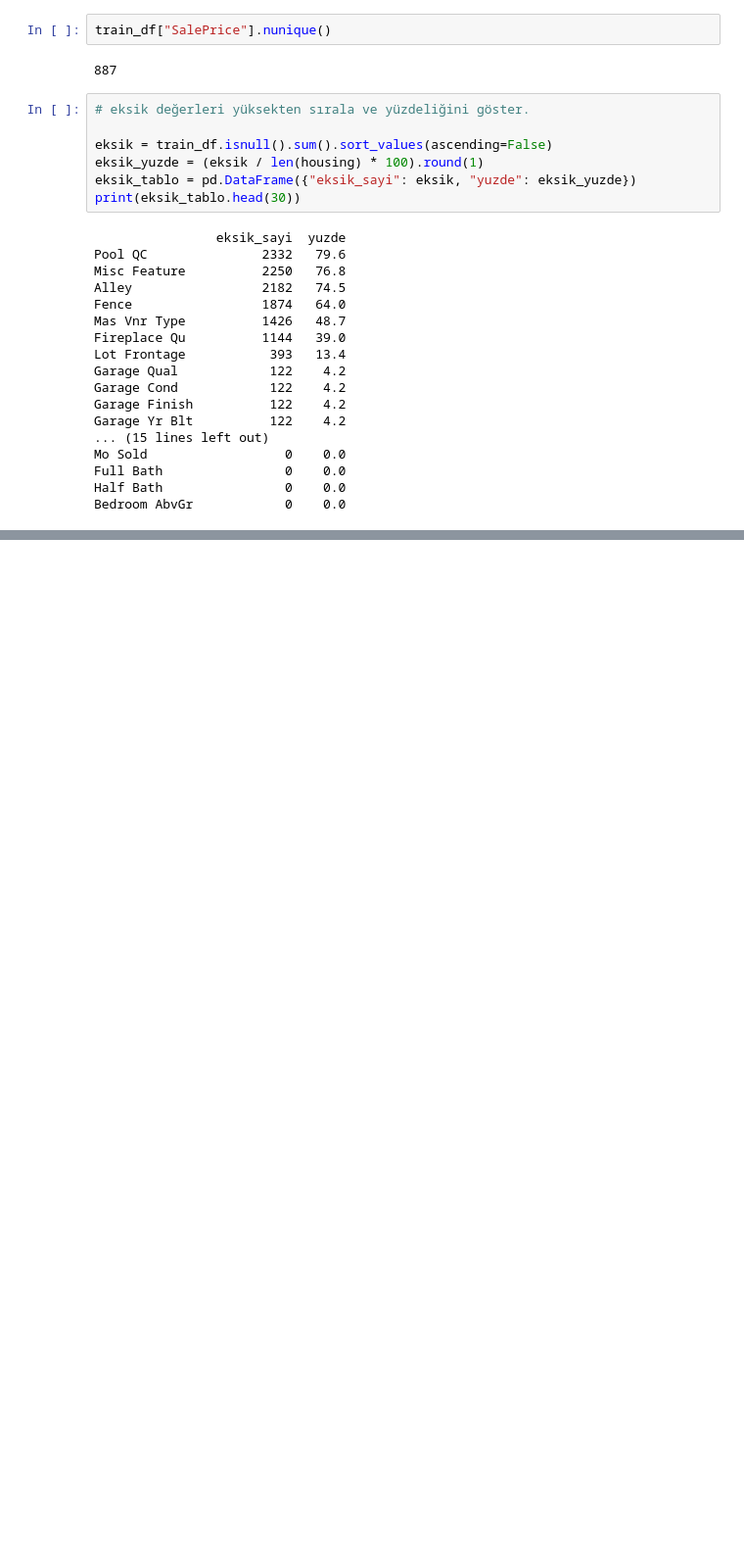
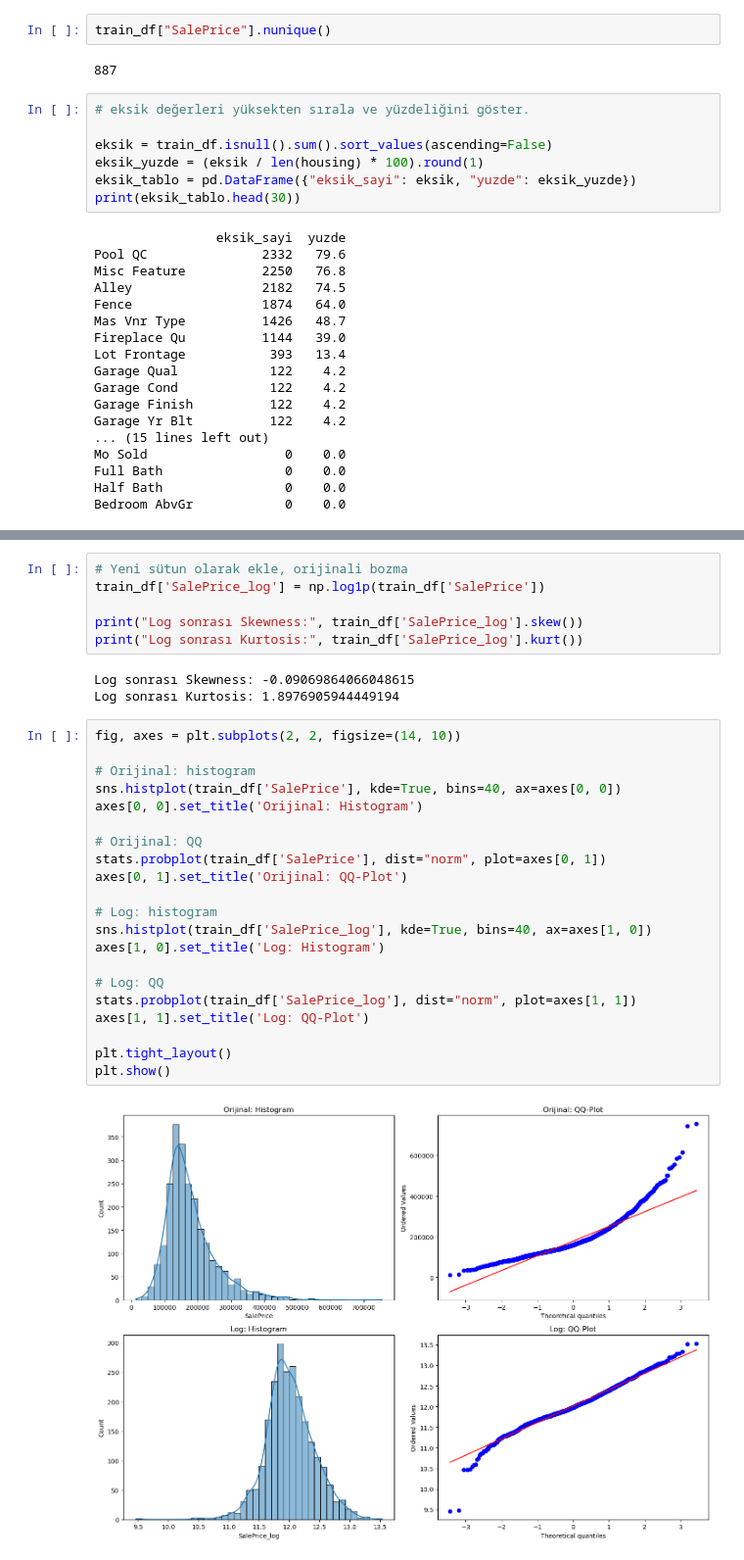
Before and after one commit to enesacarq/ames-housing-price-prediction, a Jupyter notebook: ames_house_price_analysis.ipynb, the cells around one changed output, grey strips where cells are left out. Shown at 98% size. Drawn from its saved outputs; the diff is of its cells as text; blank space fills up the shorter version.

```diff
--- a/ames_house_price_analysis.ipynb
+++ b/ames_house_price_analysis.ipynb
@@ -139,0 +165,32 @@ Bedroom AbvGr            0    0.0
+# %%
+# Yeni sütun olarak ekle, orijinali bozma
+train_df['SalePrice_log'] = np.log1p(train_df['SalePrice'])
+
+print("Log sonrası Skewness:", train_df['SalePrice_log'].skew())
+print("Log sonrası Kurtosis:", train_df['SalePrice_log'].kurt())
+# %% [output]
+Log sonrası Skewness: -0.09069864066048615
+Log sonrası Kurtosis: 1.8976905944449194
+# %%
+fig, axes = plt.subplots(2, 2, figsize=(14, 10))
+
+# Orijinal: histogram
+sns.histplot(train_df['SalePrice'], kde=True, bins=40, ax=axes[0, 0])
+axes[0, 0].set_title('Orijinal: Histogram')
+
+# Orijinal: QQ
+stats.probplot(train_df['SalePrice'], dist="norm", plot=axes[0, 1])
+axes[0, 1].set_title('Orijinal: QQ-Plot')
+
+# Log: histogram
+sns.histplot(train_df['SalePrice_log'], kde=True, bins=40, ax=axes[1, 0])
+axes[1, 0].set_title('Log: Histogram')
+
+# Log: QQ
+stats.probplot(train_df['SalePrice_log'], dist="norm", plot=axes[1, 1])
+axes[1, 1].set_title('Log: QQ-Plot')
+
+plt.tight_layout()
+plt.show()
+# %% [output]
+[figure, added]
```
Also changed, not shown: parts of 6 cells of this notebook.
